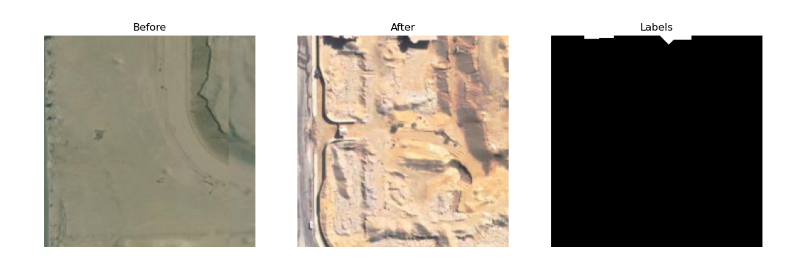
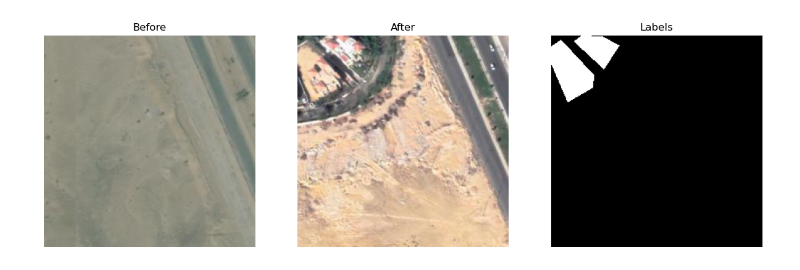
Before and after one commit to Senior-year-second-semester-CMP2024/change-detection-SI, a Jupyter notebook: classical.ipynb, the cells around one changed output. Saved outputs shown, nothing was run; the diff lists cells and outputs as text; code cells hidden in the pictures.

```diff
--- a/classical.ipynb
+++ b/classical.ipynb
@@ -3,13 +6,44 @@ import utils
+# %%
+def read_data(data_path, data_type):
+    if data_type == 'before':
+        data_path = os.path.join(data_path, 'A')
+    elif data_type == 'after':
+        data_path = os.path.join(data_path, 'B')
+    elif data_type == 'label':
+        data_path = os.path.join(data_path, 'label')
+    else:
+        print('data_type is not correct')
+        return None
+
+    data = []
+    for file in os.listdir(data_path):
+        img = cv2.imread(os.path.join(data_path, file))
+        data.append(img)
+    return data
+
+# display images {before, after, labels}
+def display_images(before, after, labels):
+    fig, axs = plt.subplots(1, 3, figsize=(15, 5))
+    axs[0].imshow(cv2.cvtColor(before, cv2.COLOR_BGR2RGB))
+    axs[0].set_title('Before')
+    axs[0].axis('off')
+    axs[1].imshow(cv2.cvtColor(after, cv2.COLOR_BGR2RGB))
+    axs[1].set_title('After')
+    axs[1].axis('off')
+    axs[2].imshow(labels, cmap='gray')
+    axs[2].set_title('Labels')
+    axs[2].axis('off')
+    plt.show()
 # %%
 training_path = '../trainval/'
 # %%
 
-before_images = utils.read_data(training_path,'before')
-after_images = utils.read_data(training_path, 'after')
+before_images = read_data(training_path,'before')
+after_images = read_data(training_path, 'after')
+labels = read_data(training_path,'label')
-# %%
-labels = utils.read_data(training_path,'label')
 # %%
+index = 2
 # print first image in before_images, after_images, and labels in the same row
-utils.display_images(before_images[0], after_images[0], labels[0])
+display_images(before_images[index], after_images[index], labels[index])
 # %% [output]
-[figure, old version]
+[figure, new version]
```
Also changed, not shown: parts of 6 cells of this notebook, 3 other files.
